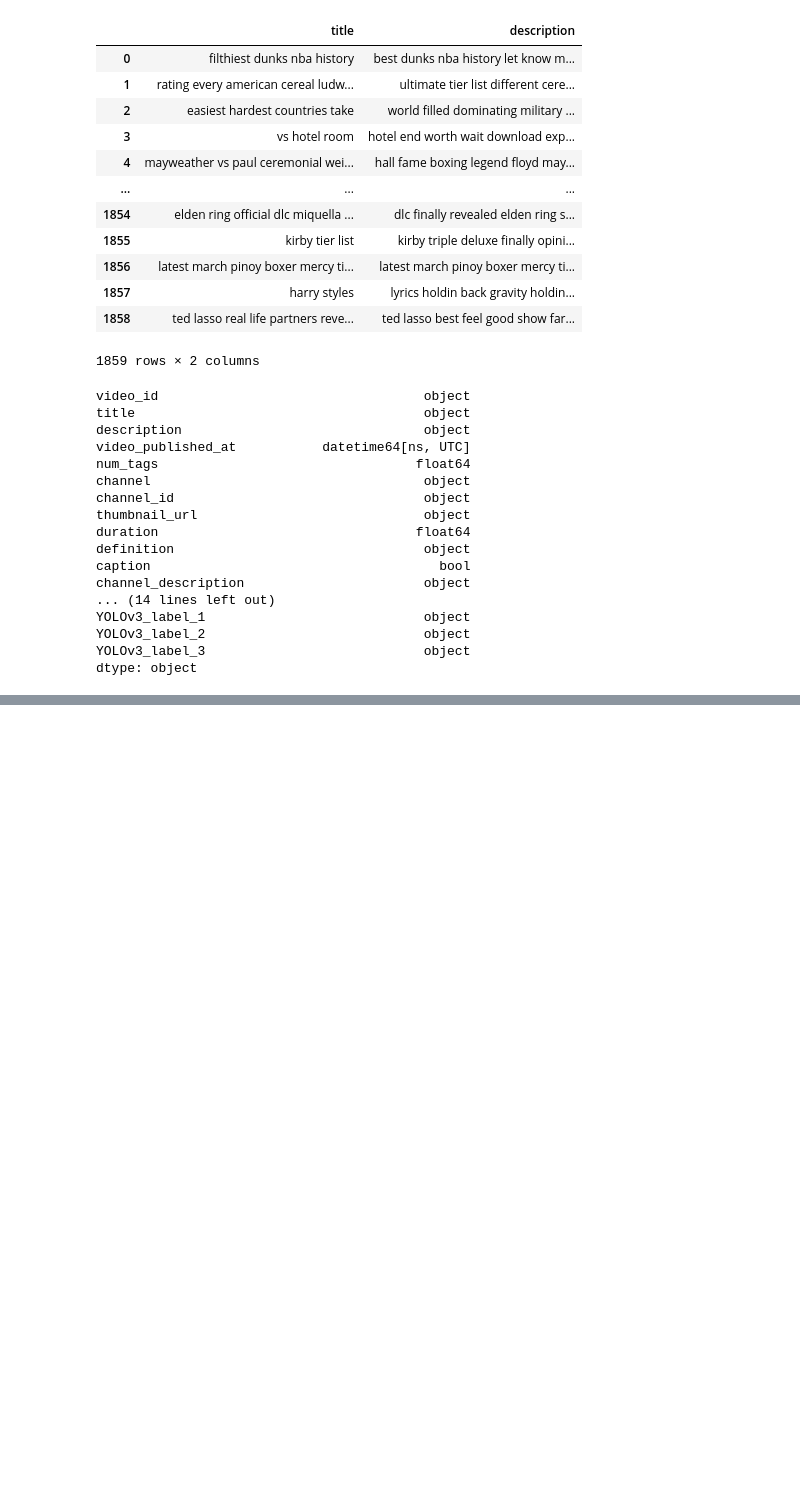
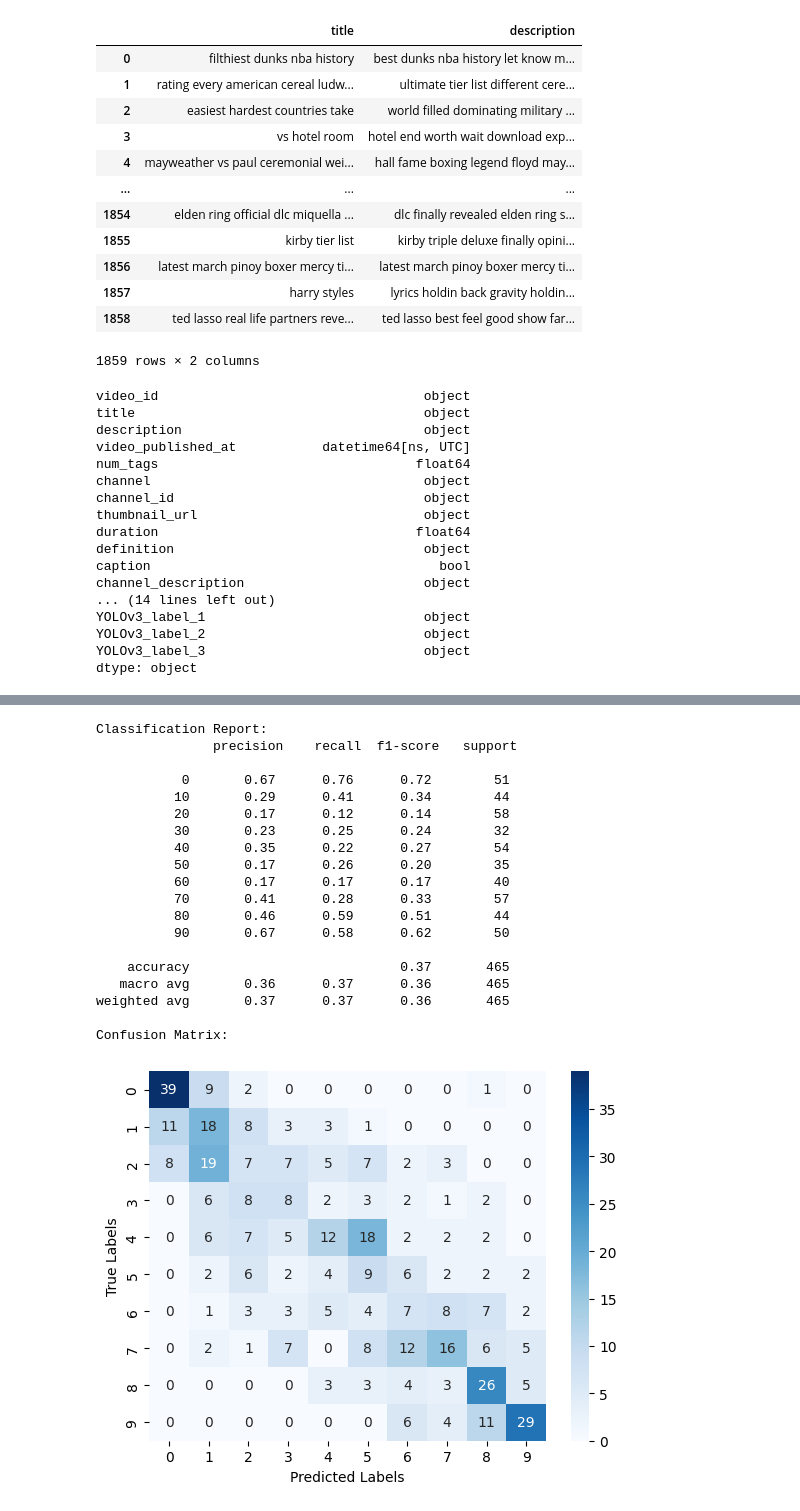
Before and after one commit to maxencefrenette/youtube-views-predictor, a Jupyter notebook: src/models/models-ensemble.ipynb, the cells around one changed output, grey strips where cells are left out. Saved outputs shown, nothing was run; the diff lists cells and outputs as text; code cells hidden in the pictures; blank space fills up the shorter version.

```diff
--- a/src/models/models-ensemble.ipynb
+++ b/src/models/models-ensemble.ipynb
@@ -357,0 +351,24 @@ Confusion Matrix:
+# %%
+model_gradient_boosting_images = make_pipeline(images_column_transformer, GradientBoostingClassifier())
+evaluate(model_gradient_boosting)
+# %% [output]
+Classification Report:
+               precision    recall  f1-score   support
+
+           0       0.67      0.76      0.72        51
+          10       0.29      0.41      0.34        44
+          20       0.17      0.12      0.14        58
+          30       0.23      0.25      0.24        32
+          40       0.35      0.22      0.27        54
+          50       0.17      0.26      0.20        35
+          60       0.17      0.17      0.17        40
+          70       0.41      0.28      0.33        57
+          80       0.46      0.59      0.51        44
+          90       0.67      0.58      0.62        50
+
+    accuracy                           0.37       465
+   macro avg       0.36      0.37      0.36       465
+weighted avg       0.37      0.37      0.36       465
+
+Confusion Matrix:
+[figure, added]
```
Also changed, not shown: parts of 11 cells of this notebook.
